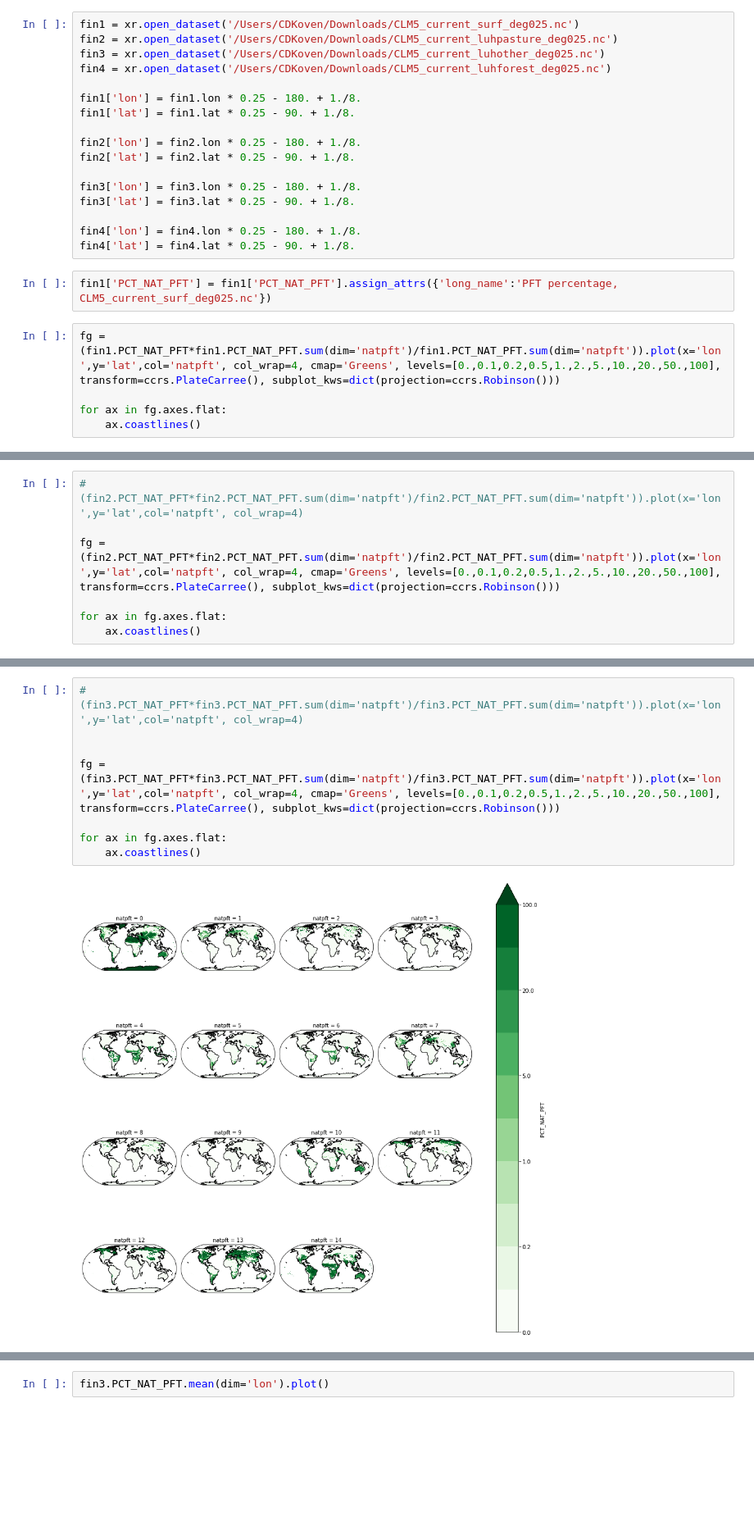
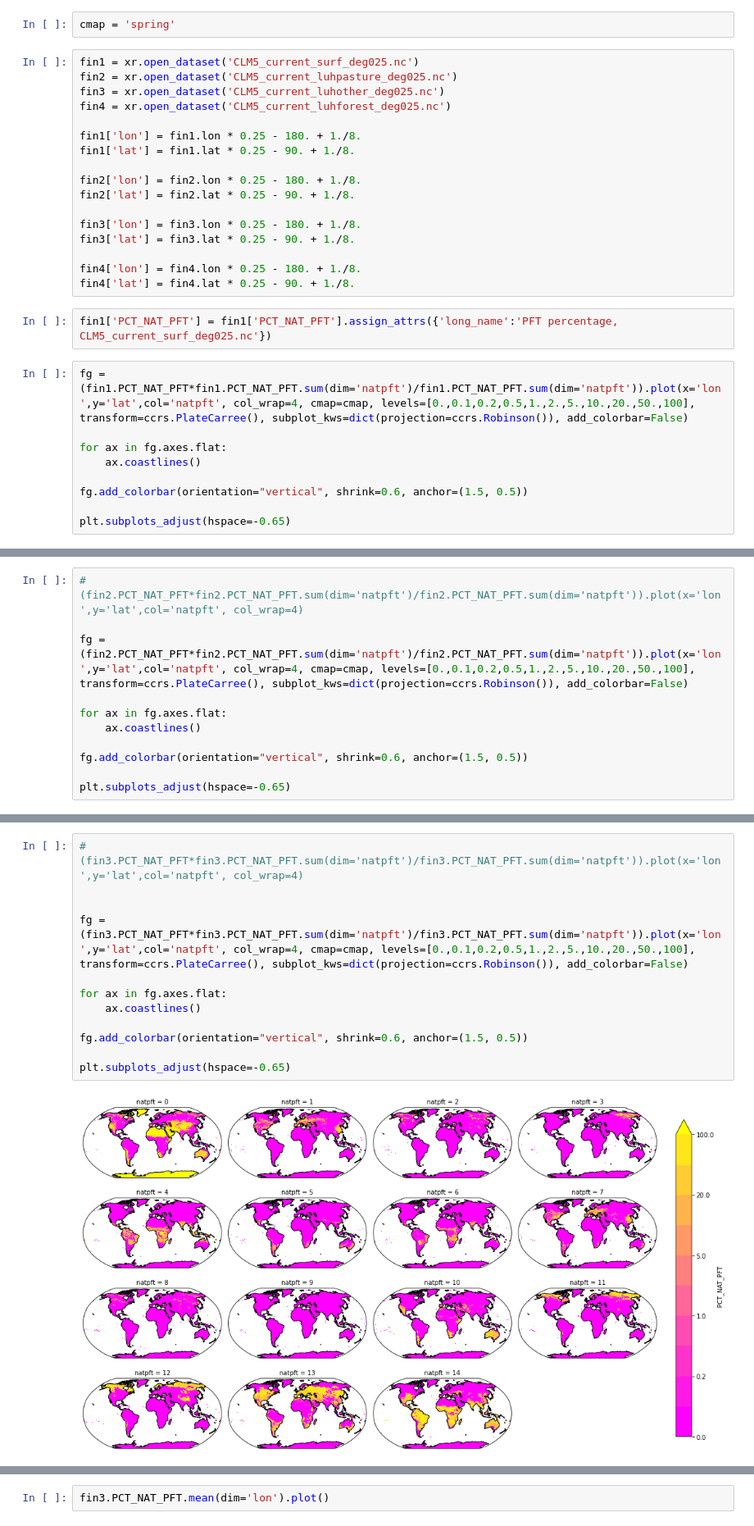
Before and after one commit to ckoven/clm_landusedata, a Jupyter notebook: clm_landusedata.ipynb, the cells around one changed output, grey strips where cells are left out. Shown at 82% size. Cells and saved outputs as stored; diff of their text form; blank space fills up the shorter version.

```diff
--- a/clm_landusedata.ipynb
+++ b/clm_landusedata.ipynb
@@ -4,8 +6,10 @@ import cartopy.crs as ccrs
+# %%
+cmap = 'spring'
 # %%
-fin1 = xr.open_dataset('/Users/CDKoven/Downloads/CLM5_current_surf_deg025.nc')
-fin2 = xr.open_dataset('/Users/CDKoven/Downloads/CLM5_current_luhpasture_deg025.nc')
-fin3 = xr.open_dataset('/Users/CDKoven/Downloads/CLM5_current_luhother_deg025.nc')
-fin4 = xr.open_dataset('/Users/CDKoven/Downloads/CLM5_current_luhforest_deg025.nc')
+fin1 = xr.open_dataset('CLM5_current_surf_deg025.nc')
+fin2 = xr.open_dataset('CLM5_current_luhpasture_deg025.nc')
+fin3 = xr.open_dataset('CLM5_current_luhother_deg025.nc')
+fin4 = xr.open_dataset('CLM5_current_luhforest_deg025.nc')
 
 fin1['lon'] = fin1.lon * 0.25 - 180. + 1./8.
 fin1['lat'] = fin1.lat * 0.25 - 90. + 1./8.
@@ -21,8 +25,12 @@ fin4['lat'] = fin4.lat * 0.25 - 90. + 1./8.
 # %%
 fin1['PCT_NAT_PFT'] = fin1['PCT_NAT_PFT'].assign_attrs({'long_name':'PFT percentage, CLM5_current_surf_deg025.nc'})
 # %%
-fg = (fin1.PCT_NAT_PFT*fin1.PCT_NAT_PFT.sum(dim='natpft')/fin1.PCT_NAT_PFT.sum(dim='natpft')).plot(x='lon',y='lat',col='natpft', col_wrap=4, cmap='Greens', levels=[0.,0.1,0.2,0.5,1.,2.,5.,10.,20.,50.,100], transform=ccrs.PlateCarree(), subplot_kws=dict(projection=ccrs.Robinson()))
+fg = (fin1.PCT_NAT_PFT*fin1.PCT_NAT_PFT.sum(dim='natpft')/fin1.PCT_NAT_PFT.sum(dim='natpft')).plot(x='lon',y='lat',col='natpft', col_wrap=4, cmap=cmap, levels=[0.,0.1,0.2,0.5,1.,2.,5.,10.,20.,50.,100], transform=ccrs.PlateCarree(), subplot_kws=dict(projection=ccrs.Robinson()), add_colorbar=False)
 
 for ax in fg.axes.flat:
     ax.coastlines()
+
+fg.add_colorbar(orientation="vertical", shrink=0.6, anchor=(1.5, 0.5))
+
+plt.subplots_adjust(hspace=-0.65)
 # %% [output]
@@ -30,8 +38,12 @@ for ax in fg.axes.flat:
 # %%
 #(fin2.PCT_NAT_PFT*fin2.PCT_NAT_PFT.sum(dim='natpft')/fin2.PCT_NAT_PFT.sum(dim='natpft')).plot(x='lon',y='lat',col='natpft', col_wrap=4)
 
-fg = (fin2.PCT_NAT_PFT*fin2.PCT_NAT_PFT.sum(dim='natpft')/fin2.PCT_NAT_PFT.sum(dim='natpft')).plot(x='lon',y='lat',col='natpft', col_wrap=4, cmap='Greens', levels=[0.,0.1,0.2,0.5,1.,2.,5.,10.,20.,50.,100], transform=ccrs.PlateCarree(), subplot_kws=dict(projection=ccrs.Robinson()))
+fg = (fin2.PCT_NAT_PFT*fin2.PCT_NAT_PFT.sum(dim='natpft')/fin2.PCT_NAT_PFT.sum(dim='natpft')).plot(x='lon',y='lat',col='natpft', col_wrap=4, cmap=cmap, levels=[0.,0.1,0.2,0.5,1.,2.,5.,10.,20.,50.,100], transform=ccrs.PlateCarree(), subplot_kws=dict(projection=ccrs.Robinson()), add_colorbar=False)
 
 for ax in fg.axes.flat:
     ax.coastlines()
+
+fg.add_colorbar(orientation="vertical", shrink=0.6, anchor=(1.5, 0.5))
+
+plt.subplots_adjust(hspace=-0.65)
 # %% [output]
@@ -39,13 +51,17 @@ for ax in fg.axes.flat:
 # %%
 #(fin3.PCT_NAT_PFT*fin3.PCT_NAT_PFT.sum(dim='natpft')/fin3.PCT_NAT_PFT.sum(dim='natpft')).plot(x='lon',y='lat',col='natpft', col_wrap=4)
 
 
-fg = (fin3.PCT_NAT_PFT*fin3.PCT_NAT_PFT.sum(dim='natpft')/fin3.PCT_NAT_PFT.sum(dim='natpft')).plot(x='lon',y='lat',col='natpft', col_wrap=4, cmap='Greens', levels=[0.,0.1,0.2,0.5,1.,2.,5.,10.,20.,50.,100], transform=ccrs.PlateCarree(), subplot_kws=dict(projection=ccrs.Robinson()))
+fg = (fin3.PCT_NAT_PFT*fin3.PCT_NAT_PFT.sum(dim='natpft')/fin3.PCT_NAT_PFT.sum(dim='natpft')).plot(x='lon',y='lat',col='natpft', col_wrap=4, cmap=cmap, levels=[0.,0.1,0.2,0.5,1.,2.,5.,10.,20.,50.,100], transform=ccrs.PlateCarree(), subplot_kws=dict(projection=ccrs.Robinson()), add_colorbar=False)
 
 for ax in fg.axes.flat:
     ax.coastlines()
+
+fg.add_colorbar(orientation="vertical", shrink=0.6, anchor=(1.5, 0.5))
+
+plt.subplots_adjust(hspace=-0.65)
 # %% [output]
-[figure, old version]
+[figure, new version]
 # %%
 #(fin4.PCT_NAT_PFT*fin4.PCT_NAT_PFT.sum(dim='natpft')/fin4.PCT_NAT_PFT.sum(dim='natpft')).plot(x='lon',y='lat',col='natpft', col_wrap=4)
 
```
Also changed, not shown: parts of 22 cells of this notebook.
